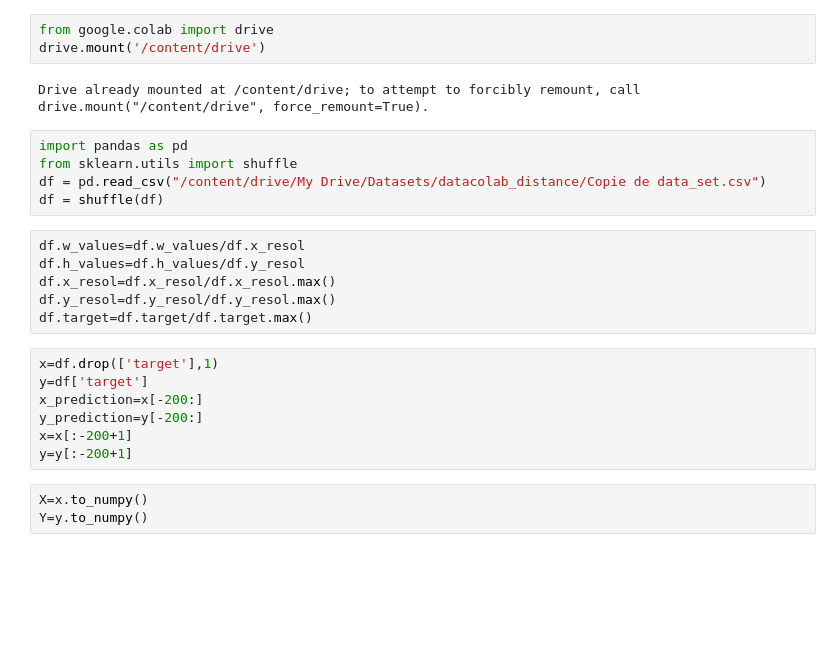
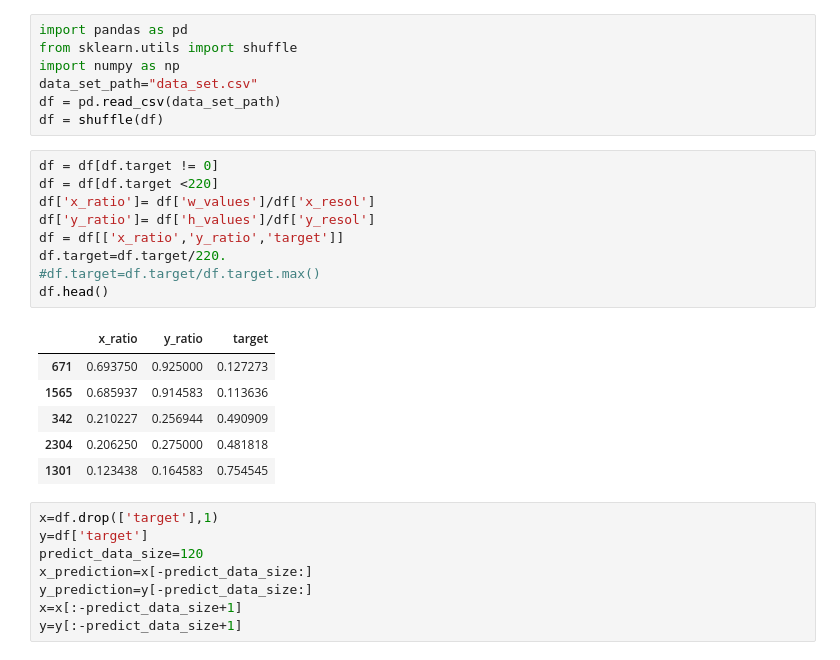
Before and after one commit to Data-Co-Lab/Distance-Estimator, a Jupyter notebook: AI models/Multi layer Perceptron model/DataColabModel_MLP.ipynb, the cells around one changed output. Drawn from its saved outputs; the diff is of its cells as text; blank space fills up the shorter version.

```diff
--- a/AI models/Multi layer Perceptron model/DataColabModel_MLP.ipynb
+++ b/AI models/Multi layer Perceptron model/DataColabModel_MLP.ipynb
@@ -1,26 +1,31 @@
-# %%
-from google.colab import drive
-drive.mount('/content/drive')
-# %% [output]
-Drive already mounted at /content/drive; to attempt to forcibly remount, call drive.mount("/content/drive", force_remount=True).
 # %%
 import pandas as pd
 from sklearn.utils import shuffle
-df = pd.read_csv("/content/drive/My Drive/Datasets/datacolab_distance/Copie de data_set.csv")
+import numpy as np
+data_set_path="data_set.csv"
+df = pd.read_csv(data_set_path)
 df = shuffle(df)
 # %%
-df.w_values=df.w_values/df.x_resol
-df.h_values=df.h_values/df.y_resol
-df.x_resol=df.x_resol/df.x_resol.max()
-df.y_resol=df.y_resol/df.y_resol.max()
-df.target=df.target/df.target.max()
+df = df[df.target != 0]
+df = df[df.target <220]
+df['x_ratio']= df['w_values']/df['x_resol']
+df['y_ratio']= df['h_values']/df['y_resol']
+df = df[['x_ratio','y_ratio','target']]
+df.target=df.target/220.
+#df.target=df.target/df.target.max()
+df.head()
+# %% [output]
+|  | x_ratio | y_ratio | target |
+| 671 | 0.693750 | 0.925000 | 0.127273 |
+| 1565 | 0.685937 | 0.914583 | 0.113636 |
+| 342 | 0.210227 | 0.256944 | 0.490909 |
+| 2304 | 0.206250 | 0.275000 | 0.481818 |
+| 1301 | 0.123438 | 0.164583 | 0.754545 |
 # %%
 x=df.drop(['target'],1)
 y=df['target']
-x_prediction=x[-200:]
-y_prediction=y[-200:]
-x=x[:-200+1]
-y=y[:-200+1]
+predict_data_size=120
+x_prediction=x[-predict_data_size:]
+y_prediction=y[-predict_data_size:]
+x=x[:-predict_data_size+1]
+y=y[:-predict_data_size+1]
-# %%
-X=x.to_numpy()
-Y=y.to_numpy()
```
Also changed, not shown: parts of 8 cells of this notebook, 8 other files.
